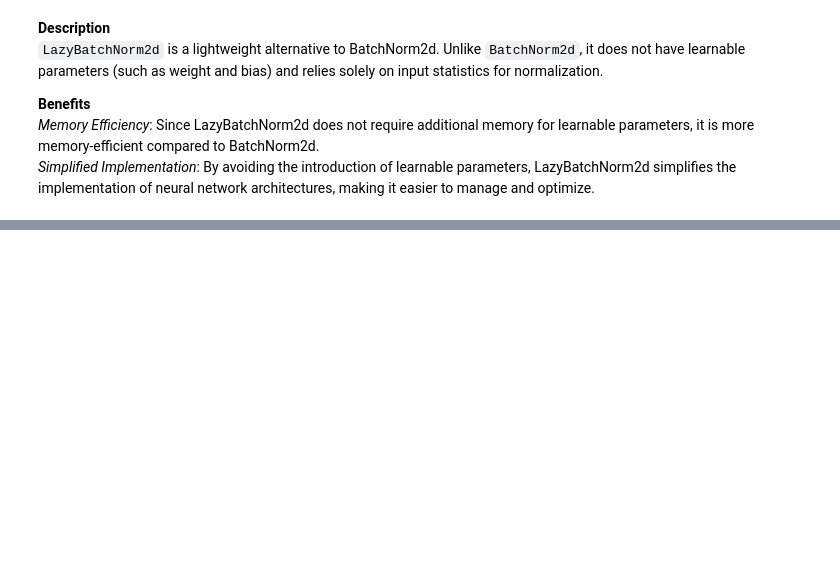
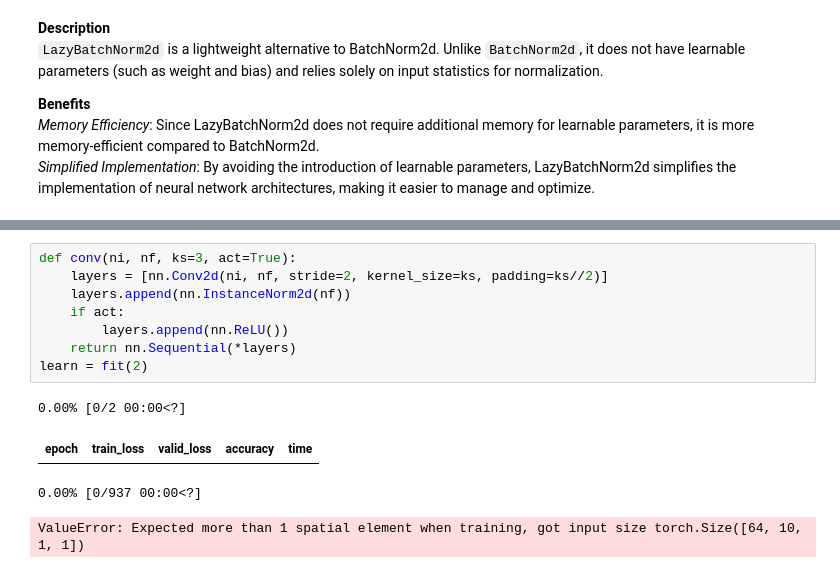
Before and after one commit to tripathysagar/fastbook-with-assign, a Jupyter notebook: Chapter-13/Normalizations.ipynb, the cells around one changed output, grey strips where cells are left out. Drawn from its saved outputs; the diff is of its cells as text; blank space fills up the shorter version.

```diff
--- a/Chapter-13/Normalizations.ipynb
+++ b/Chapter-13/Normalizations.ipynb
@@ -113,0 +149,13 @@ Type:      method
+# %%
+def conv(ni, nf, ks=3, act=True):
+    layers = [nn.Conv2d(ni, nf, stride=2, kernel_size=ks, padding=ks//2)]
+    layers.append(nn.InstanceNorm2d(nf))
+    if act:
+        layers.append(nn.ReLU())
+    return nn.Sequential(*layers)
+learn = fit(2)
+# %% [output]
+0.00% [0/2 00:00<?]
+| epoch | train_loss | valid_loss | accuracy | time |
+0.00% [0/937 00:00<?]
+ValueError: Expected more than 1 spatial element when training, got input size torch.Size([64, 10, 1, 1])
```
Also changed, not shown: parts of 15 cells of this notebook, 2 other files.
